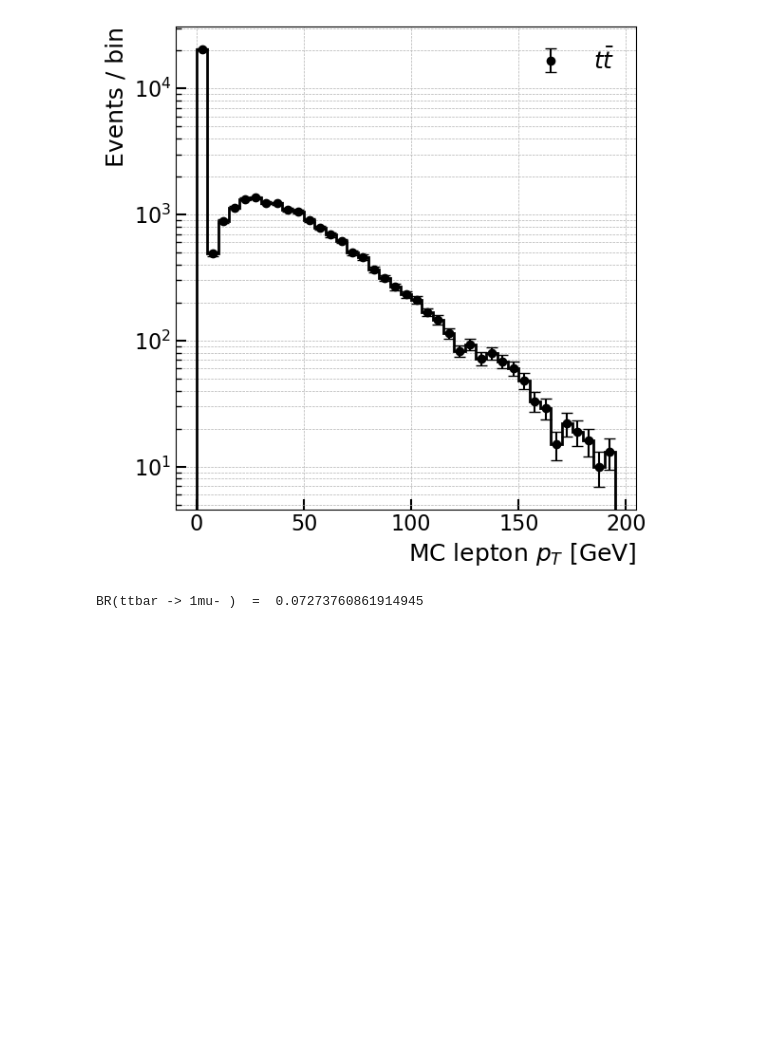
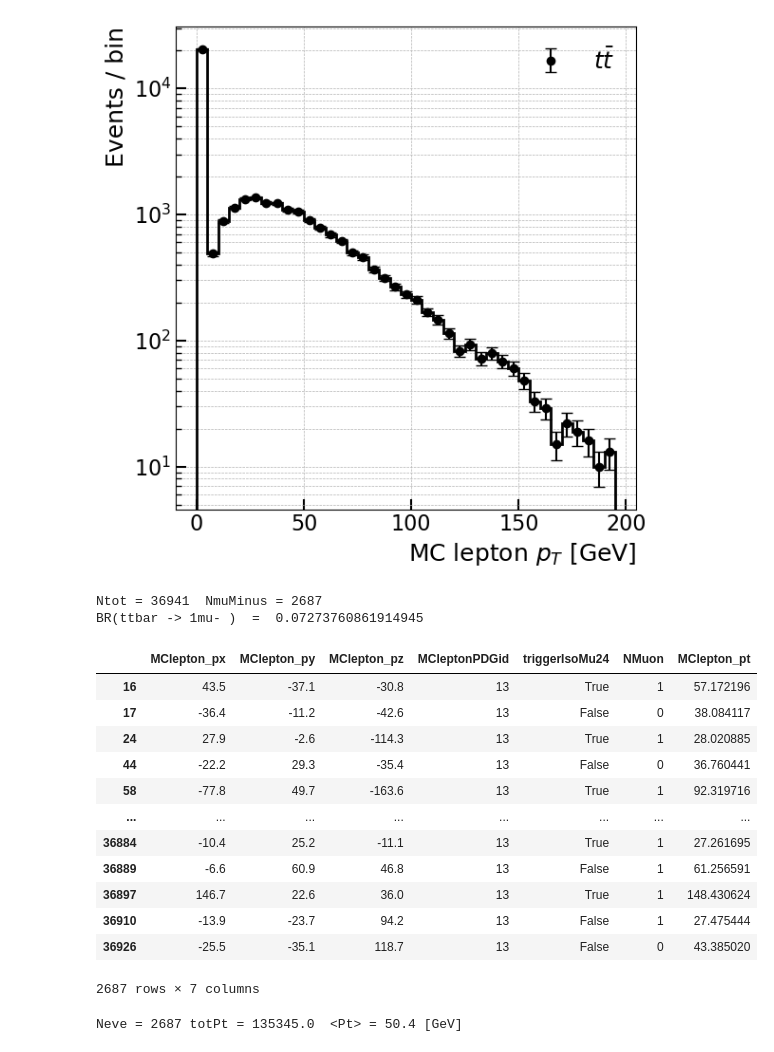
Before and after one commit to theofil/I2TheTerascale, a Jupyter notebook: code/python/readCSVdemo.ipynb, the cells around one changed output. Saved outputs shown, nothing was run; the diff lists cells and outputs as text; code cells hidden in the pictures; blank space fills up the shorter version.

```diff
--- a/code/python/readCSVdemo.ipynb
+++ b/code/python/readCSVdemo.ipynb
@@ -88,12 +89,38 @@ plt.show()
 # %%
 # Examples of how to count after placing selection criteria (in other words 'cuts')
 Ntot = len(df)                                # total number of events in ttar
-NmuPlus = len(df[df.MCleptonPDGid == 13])     # total number of negative muons
-print('BR(ttbar -> 1mu- )  = ',NmuPlus/Ntot)
+NmuMinus = len(df[df.MCleptonPDGid == 13])     # total number of negative muons
+print('Ntot = %d  NmuMinus = %d'%(Ntot, NmuMinus))
+print('BR(ttbar -> 1mu- )  = ', NmuMinus/Ntot)
 
 # finish the exercise by finding out how many ttbar events result
 # into semileptonic final states with positive muon
 # and complete the BR calculation including uncertainties
 # PDGId codes: https://pdg.lbl.gov/2007/reviews/montecarlorpp.pdf
 # %% [output]
+Ntot = 36941  NmuMinus = 2687
 BR(ttbar -> 1mu- )  =  0.07273760861914945
+# %%
+# find average MClepton_pt excluding events with MClepton_pt==0 and requiring MCleptonPDGid == 13
+sel = (df.MClepton_pt != 0) & (df.MCleptonPDGid == 13)
+df[sel]
+# %% [output]
+|  | MClepton_px | MClepton_py | MClepton_pz | MCleptonPDGid | triggerIsoMu24 | NMuon | MClepton_pt |
+| 16 | 43.5 | -37.1 | -30.8 | 13 | True | 1 | 57.172196 |
+| 17 | -36.4 | -11.2 | -42.6 | 13 | False | 0 | 38.084117 |
+| 24 | 27.9 | -2.6 | -114.3 | 13 | True | 1 | 28.020885 |
+| 44 | -22.2 | 29.3 | -35.4 | 13 | False | 0 | 36.760441 |
+| 58 | -77.8 | 49.7 | -163.6 | 13 | True | 1 | 92.319716 |
+| ... | ... | ... | ... | ... | ... | ... | ... |
+| 36884 | -10.4 | 25.2 | -11.1 | 13 | True | 1 | 27.261695 |
+| 36889 | -6.6 | 60.9 | 46.8 | 13 | False | 1 | 61.256591 |
+| 36897 | 146.7 | 22.6 | 36.0 | 13 | True | 1 | 148.430624 |
+| 36910 | -13.9 | -23.7 | 94.2 | 13 | False | 1 | 27.475444 |
+| 36926 | -25.5 | -35.1 | 118.7 | 13 | False | 0 | 43.385020 |
+2687 rows × 7 columns
+# %%
+totPt = sum(df[sel]['MClepton_pt'])
+Neve = len(df[sel])
+print('Neve = %d totPt = %2.1f  <Pt> = %2.1f [GeV]'%(Neve, totPt, totPt/Neve))
+# %% [output]
+Neve = 2687 totPt = 135345.0  <Pt> = 50.4 [GeV]
```
Also changed, not shown: parts of 4 cells of this notebook.
